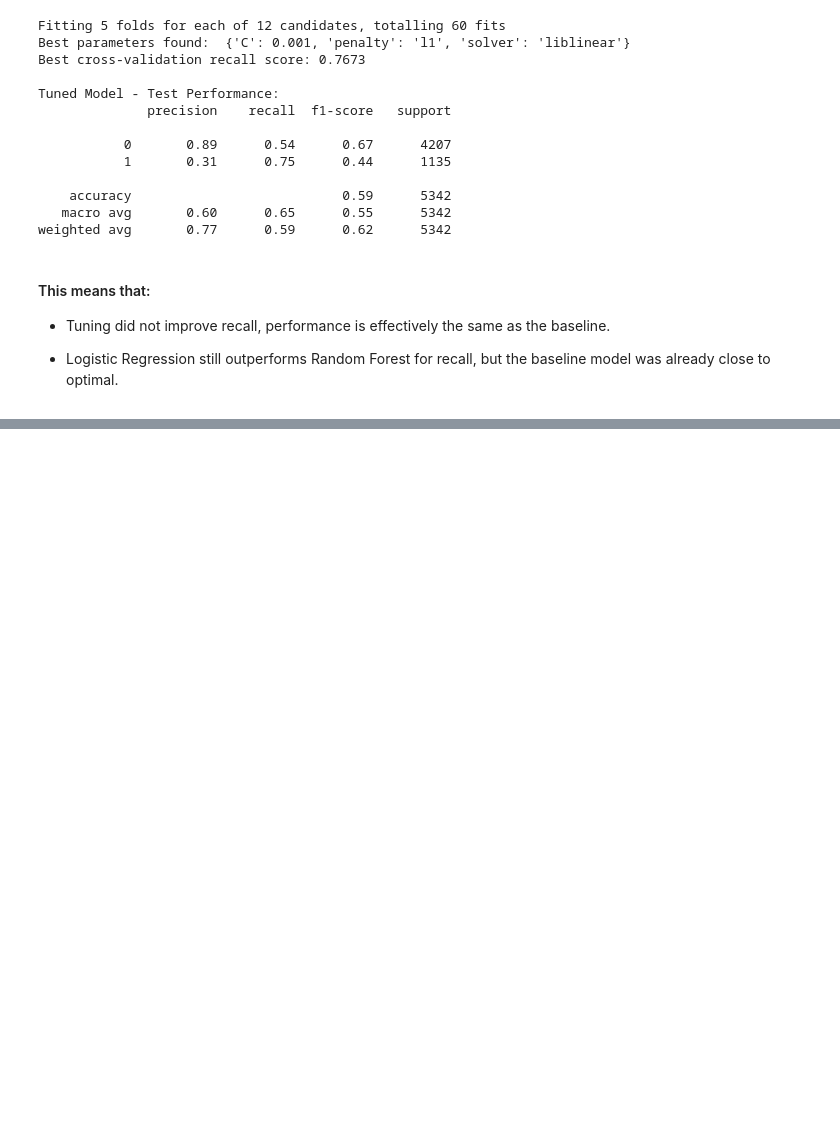
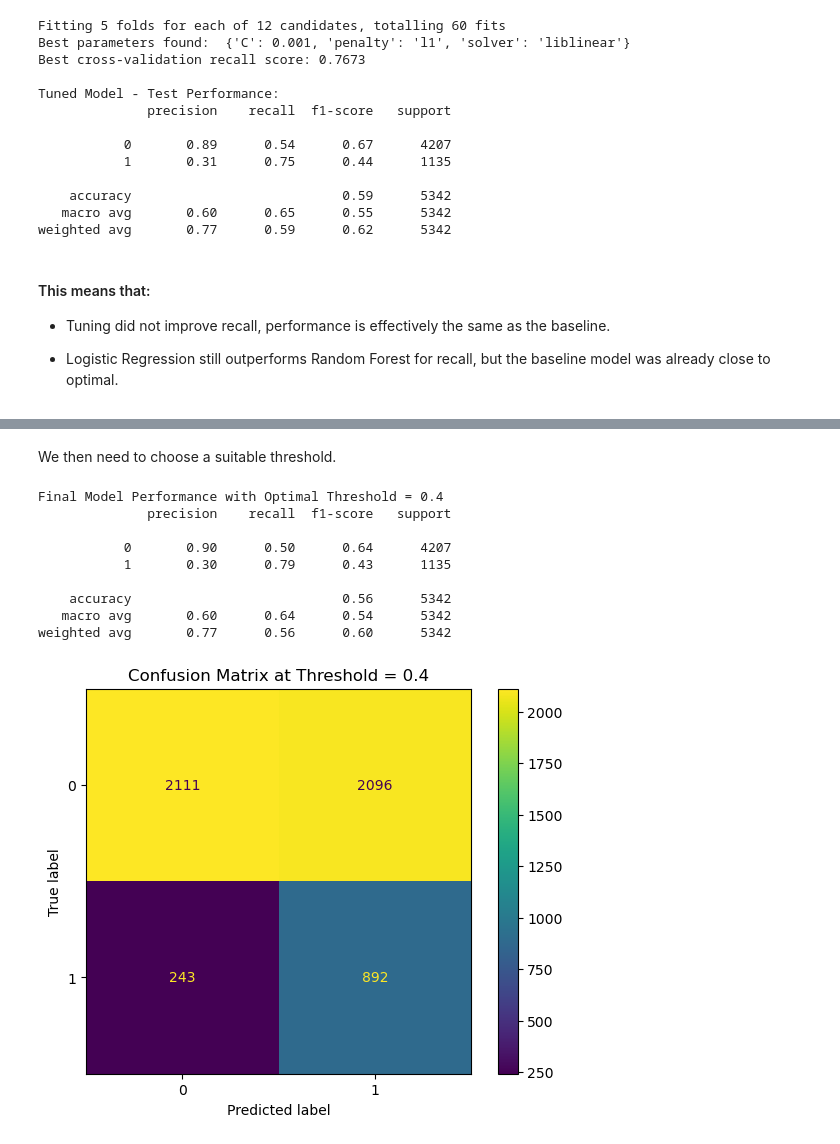
Before and after one commit to patsi-dev/Phase-3-Project, a Jupyter notebook: GroupIndex.ipynb, the cells around one changed output, grey strips where cells are left out. Drawn from its saved outputs; the diff is of its cells as text; code cells hidden in the pictures; blank space fills up the shorter version.

```diff
--- a/GroupIndex.ipynb
+++ b/GroupIndex.ipynb
@@ -964,0 +1026,30 @@ weighted avg       0.77      0.59      0.62      5342
+# %% [markdown]
+We then need to choose a suitable threshold.
+# %%
+# Based on the analysis, we select the optimal threshold of 0.4
+optimal_threshold = 0.4
+
+# Applying the chosen threshold to get final predictions
+final_predictions = (y_proba >= optimal_threshold).astype(int)
+
+# Generating a final classification report
+print(f"Final Model Performance with Optimal Threshold = {optimal_threshold}")
+print(classification_report(y_test, final_predictions))
+
+
+# Generating the confusion matrix
+fig, ax = plt.subplots(figsize=(7,5))
+ConfusionMatrixDisplay.from_predictions(y_test, final_predictions, ax=ax)
+plt.title(f'Confusion Matrix at Threshold = {optimal_threshold}')
+plt.show()
+# %% [output]
+Final Model Performance with Optimal Threshold = 0.4
+              precision    recall  f1-score   support
+
+           0       0.90      0.50      0.64      4207
+           1       0.30      0.79      0.43      1135
+
+    accuracy                           0.56      5342
+   macro avg       0.60      0.64      0.54      5342
+weighted avg       0.77      0.56      0.60      5342
+[figure, added]
```
Also changed, not shown: parts of 11 cells of this notebook.
